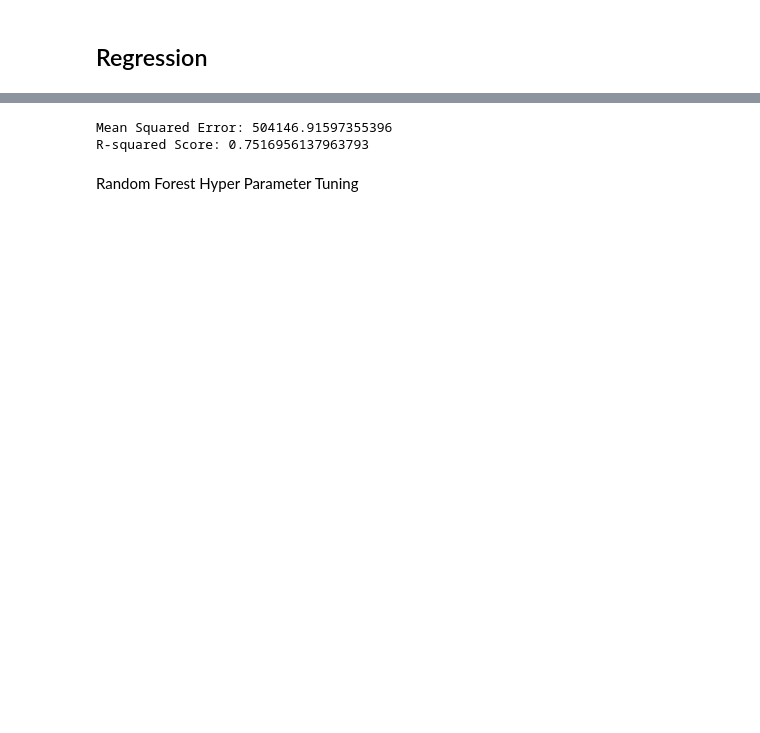
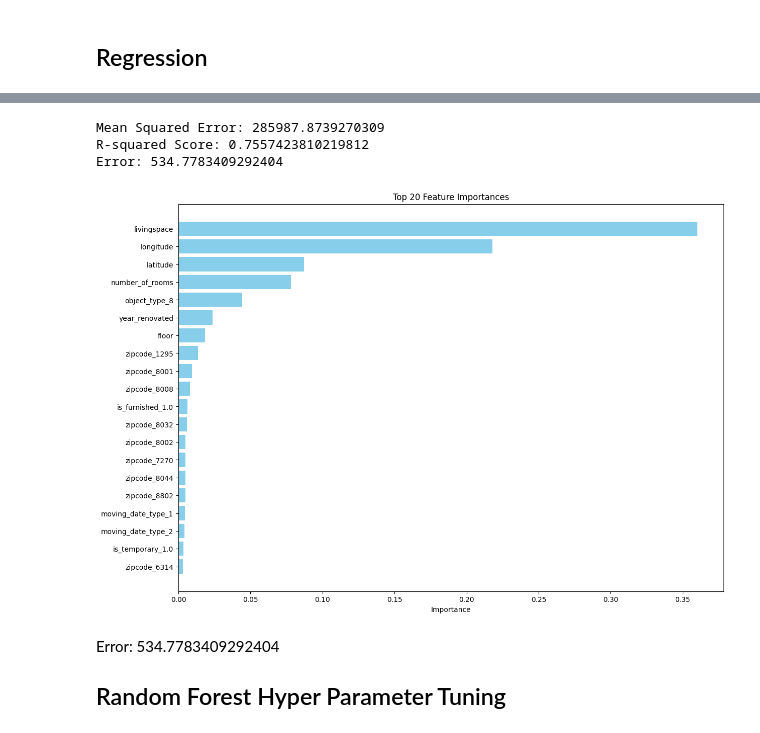
Before and after one commit to wipflu1/daai-gg-flatfox, a Jupyter notebook: modelling/regression_1.ipynb, the cells around one changed output, grey strips where cells are left out. Drawn from its saved outputs; the diff is of its cells as text; code cells hidden in the pictures; blank space fills up the shorter version.

```diff
--- a/modelling/regression_1.ipynb
+++ b/modelling/regression_1.ipynb
@@ -60,2 +60,12 @@ Mean Squared Error: 1158.218276719802
+# %%
+location_data = df[['latitude', 'longitude']]
+
+# Define the number of clusters (you can adjust this number)
+n_clusters = 1000
+kmeans = KMeans(n_clusters=n_clusters, random_state=0)
+location_clusters = kmeans.fit_predict(location_data)
+
+# Add the location clusters to the dataframe
+df['location_cluster'] = location_clusters
 # %% [markdown]
 ## Random Forest
@@ -62,35 +73,69 @@ Mean Squared Error: 1158.218276719802
 # %%
+# Suppress specific warning
 # Define features and target
-X = df[["object_category","object_type","price_display_type","price_unit","number_of_rooms","floor","is_furnished","is_temporary","is_selling_furniture","zipcode","city","latitude","longitude","year_built","year_renovated","moving_date_type","reserved","livingspace"]]
+X = df[["object_type","price_display_type","price_unit","number_of_rooms","floor","is_furnished","is_temporary","zipcode","latitude","longitude","year_renovated","moving_date_type","reserved","livingspace"]]
 
 y = df["price_display"]
 
 # Define preprocessor
 preprocessor = ColumnTransformer(
     transformers=[
-        ('num', StandardScaler(), ['price_unit', 'number_of_rooms', 'floor', 'latitude', 'longitude', 'year_built', 'year_renovated', 'reserved', 'livingspace']),
-        ('cat', OneHotEncoder(handle_unknown='ignore', drop='first'), ['object_category', 'object_type', 'price_display_type', 'zipcode', 'city', 'moving_date_type', 'is_furnished', 'is_temporary', 'is_selling_furniture'])
+        ('num', StandardScaler(), ['price_unit', 'number_of_rooms', 'floor', 'latitude', 'longitude', 'year_renovated', 'reserved', 'livingspace']),
+        ('cat', OneHotEncoder(handle_unknown='ignore', drop='first'), ['object_type', 'price_display_type', 'zipcode', 'moving_date_type', 'is_furnished', 'is_temporary'])
     ])
 
 # Split data
 X_train, X_test, y_train, y_test = train_test_split(X, y, test_size=0.2, random_state=0)
 
 # Create and train the model
 pipeline = Pipeline(steps=[
     ('preprocessor', preprocessor),
     ('model', RandomForestRegressor(n_estimators=100, random_state=0))
 ])
 pipeline.fit(X_train, y_train)
 
 # Make predictions
 y_pred = pipeline.predict(X_test)
 
 # Evaluate the model
 print(f'Mean Squared Error: {mean_squared_error(y_test, y_pred)}')
 print(f'R-squared Score: {r2_score(y_test, y_pred)}')
+print(f'Error: {np.sqrt(mean_squared_error(y_test, y_pred))}')
+
+
+# Extract feature importances
+feature_importances = pipeline.named_steps['model'].feature_importances_
+
+# Extract feature names
+num_features = preprocessor.transformers_[0][2]
+cat_features = pipeline.named_steps['preprocessor'].transformers_[1][1].get_feature_names_out(['object_type', 'price_display_type', 'zipcode', 'moving_date_type', 'is_furnished', 'is_temporary'])
+all_features = np.concatenate([num_features, cat_features])
+
+# Create a DataFrame for visualization
+feature_importance_df = pd.DataFrame({'Feature': all_features, 'Importance': feature_importances})
+
+# Sort the DataFrame by importance
+feature_importance_df = feature_importance_df.sort_values(by='Importance', ascending=False)
+
+# Limit the number of features shown for better readability (e.g., top 20 features)
+top_n = 20
+top_features = feature_importance_df.head(top_n)
+
+# Plot the feature importances
+plt.figure(figsize=(14, 10))
+plt.barh(top_features['Feature'], top_features['Importance'], color='skyblue')
+plt.xlabel('Importance')
+plt.title(f'Top {top_n} Feature Importances')
+plt.gca().invert_yaxis()
+plt.show()
 # %% [output]
-Mean Squared Error: 504146.91597355396
-R-squared Score: 0.7516956137963793
+Mean Squared Error: 285987.8739270309
+R-squared Score: 0.7557423810219812
+Error: 534.7783409292404
+[figure, added]
 # %% [markdown]
-Random Forest Hyper Parameter Tuning
+
+Error: 534.7783409292404
+
+## Random Forest Hyper Parameter Tuning
 # %%
```
Also changed, not shown: parts of 12 cells of this notebook.
